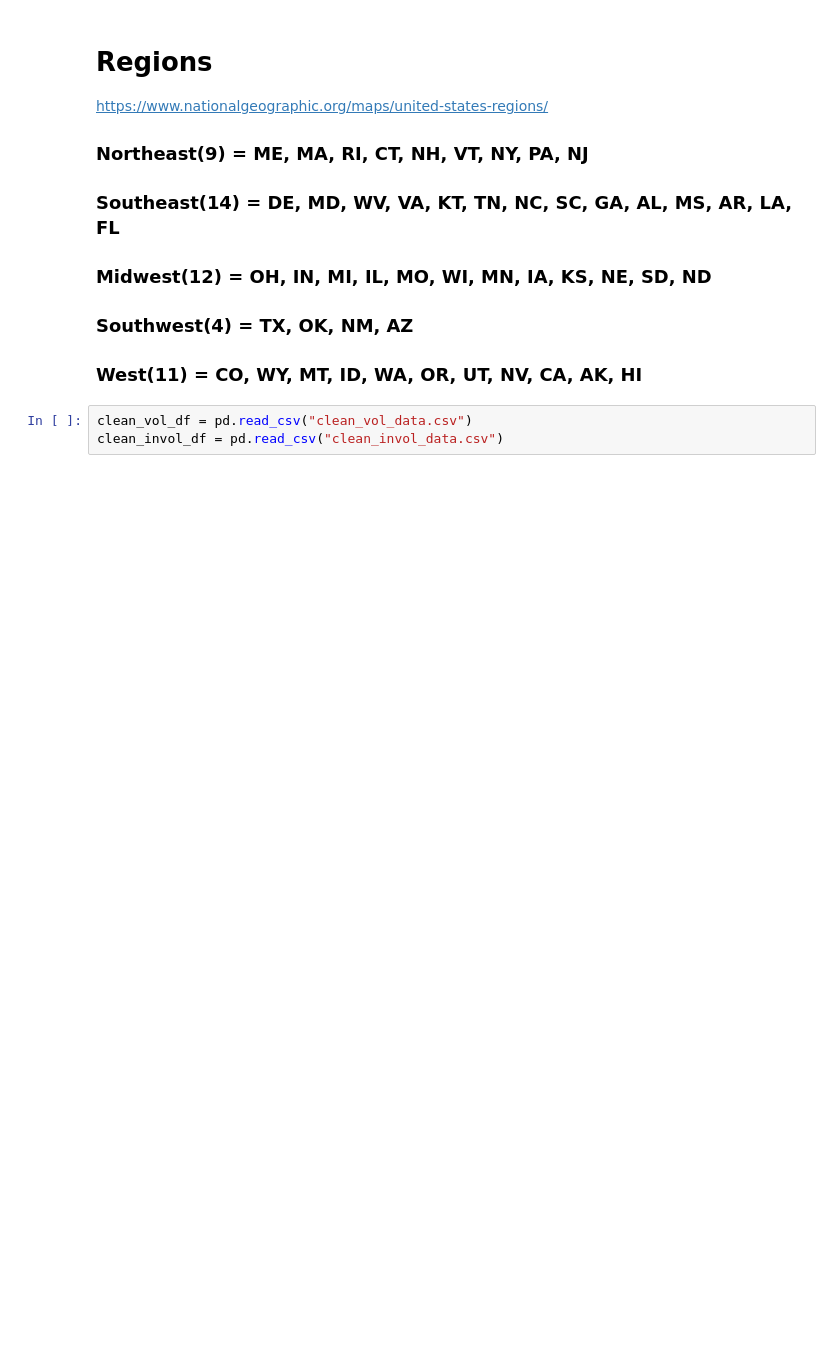
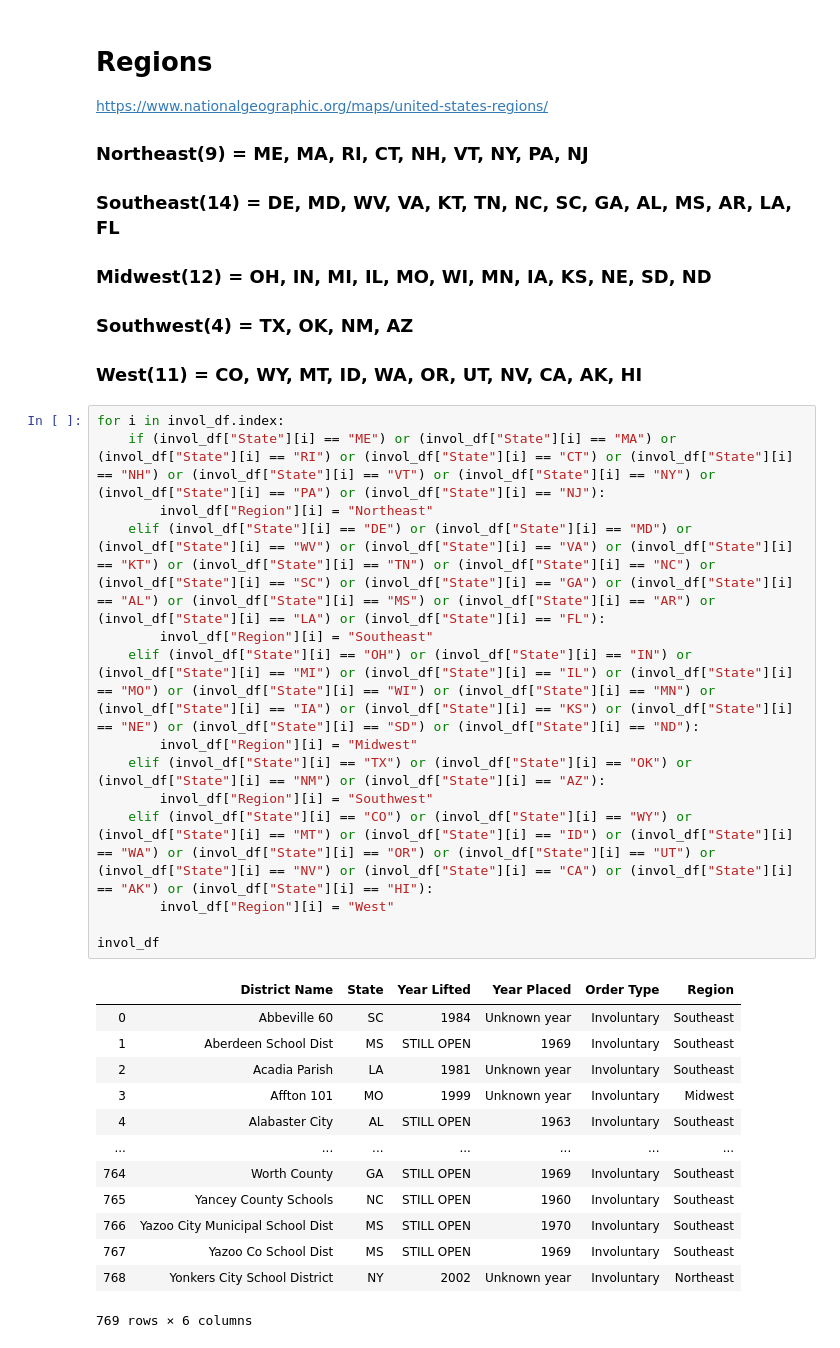
Before and after one commit to swati-dontamsetti/School-Desegregation-Orders, a Jupyter notebook: clean_data/clean_data.ipynb, the cells around one changed output. Cells and saved outputs as stored; diff of their text form; blank space fills up the shorter version.

Commit message:
regions added

```diff
--- a/clean_data/clean_data.ipynb
+++ b/clean_data/clean_data.ipynb
@@ -134,6 +98,31 @@ https://www.nationalgeographic.org/maps/united-states-regions/
 ### Midwest(12) = OH, IN, MI, IL, MO, WI, MN, IA, KS, NE, SD, ND
 ### Southwest(4) = TX, OK, NM, AZ
 ### West(11) = CO, WY, MT, ID, WA, OR, UT, NV, CA, AK, HI
-# %%
-clean_vol_df = pd.read_csv("clean_vol_data.csv")
-clean_invol_df = pd.read_csv("clean_invol_data.csv")
+# %%
+for i in invol_df.index:
+    if (invol_df["State"][i] == "ME") or (invol_df["State"][i] == "MA") or (invol_df["State"][i] == "RI") or (invol_df["State"][i] == "CT") or (invol_df["State"][i] == "NH") or (invol_df["State"][i] == "VT") or (invol_df["State"][i] == "NY") or (invol_df["State"][i] == "PA") or (invol_df["State"][i] == "NJ"):
+        invol_df["Region"][i] = "Northeast"
+    elif (invol_df["State"][i] == "DE") or (invol_df["State"][i] == "MD") or (invol_df["State"][i] == "WV") or (invol_df["State"][i] == "VA") or (invol_df["State"][i] == "KT") or (invol_df["State"][i] == "TN") or (invol_df["State"][i] == "NC") or (invol_df["State"][i] == "SC") or (invol_df["State"][i] == "GA") or (invol_df["State"][i] == "AL") or (invol_df["State"][i] == "MS") or (invol_df["State"][i] == "AR") or (invol_df["State"][i] == "LA") or (invol_df["State"][i] == "FL"):
+        invol_df["Region"][i] = "Southeast"
+    elif (invol_df["State"][i] == "OH") or (invol_df["State"][i] == "IN") or (invol_df["State"][i] == "MI") or (invol_df["State"][i] == "IL") or (invol_df["State"][i] == "MO") or (invol_df["State"][i] == "WI") or (invol_df["State"][i] == "MN") or (invol_df["State"][i] == "IA") or (invol_df["State"][i] == "KS") or (invol_df["State"][i] == "NE") or (invol_df["State"][i] == "SD") or (invol_df["State"][i] == "ND"):
+        invol_df["Region"][i] = "Midwest"
+    elif (invol_df["State"][i] == "TX") or (invol_df["State"][i] == "OK") or (invol_df["State"][i] == "NM") or (invol_df["State"][i] == "AZ"):
+        invol_df["Region"][i] = "Southwest"
+    elif (invol_df["State"][i] == "CO") or (invol_df["State"][i] == "WY") or (invol_df["State"][i] == "MT") or (invol_df["State"][i] == "ID") or (invol_df["State"][i] == "WA") or (invol_df["State"][i] == "OR") or (invol_df["State"][i] == "UT") or (invol_df["State"][i] == "NV") or (invol_df["State"][i] == "CA") or (invol_df["State"][i] == "AK") or (invol_df["State"][i] == "HI"):
+        invol_df["Region"][i] = "West"
+
+invol_df
+# %% [output]
+|  | District Name | State | Year Lifted | Year Placed | Order Type | Region |
+| 0 | Abbeville 60 | SC | 1984 | Unknown year | Involuntary | Southeast |
+| 1 | Aberdeen School Dist | MS | STILL OPEN | 1969 | Involuntary | Southeast |
+| 2 | Acadia Parish | LA | 1981 | Unknown year | Involuntary | Southeast |
+| 3 | Affton 101 | MO | 1999 | Unknown year | Involuntary | Midwest |
+| 4 | Alabaster City | AL | STILL OPEN | 1963 | Involuntary | Southeast |
+| ... | ... | ... | ... | ... | ... | ... |
+| 764 | Worth County | GA | STILL OPEN | 1969 | Involuntary | Southeast |
+| 765 | Yancey County Schools | NC | STILL OPEN | 1960 | Involuntary | Southeast |
+| 766 | Yazoo City Municipal School Dist | MS | STILL OPEN | 1970 | Involuntary | Southeast |
+| 767 | Yazoo Co School Dist | MS | STILL OPEN | 1969 | Involuntary | Southeast |
+| 768 | Yonkers City School District | NY | 2002 | Unknown year | Involuntary | Northeast |
+769 rows × 6 columns
```
Also changed, not shown: parts of 5 cells of this notebook, 2 other files.
